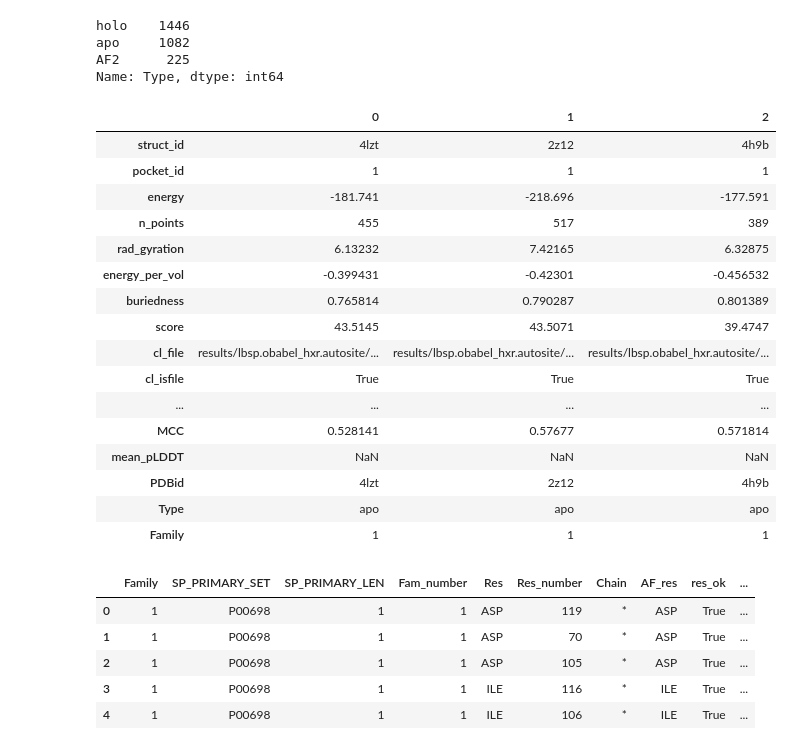
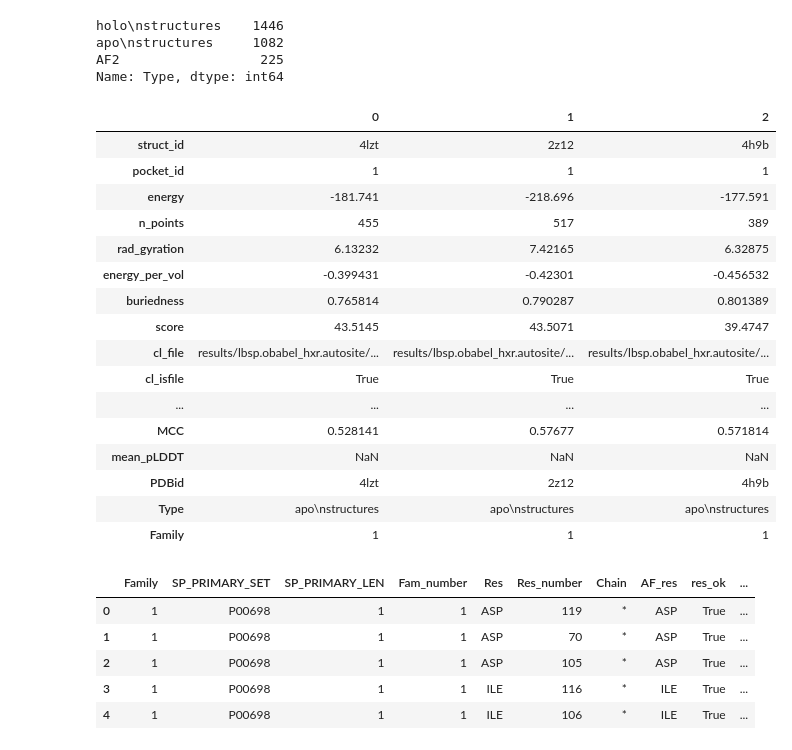
Before and after one commit to jurgjn/af2_pockets, a Jupyter notebook: fig4ABC.ipynb, the cells around one changed output. Cells and saved outputs as stored; diff of their text form; code cells hidden in the pictures.

```diff
--- a/fig4ABC.ipynb
+++ b/fig4ABC.ipynb
@@ -9,38 +9,39 @@ fp_ = 'fig4ABC.tsv'
 df_ = pd.read_csv(fp_, sep='\t').merge(resources.family_index()[['PDBid', 'Type']], how='left', left_on='struct_id', right_on='PDBid')
 df_['Type'] = df_['Type'].fillna(-1).map({0.0: 'apo', 1.0: 'holo', -1.0: 'AF2'}) #Type (0=Apo, 1=Holo)
 #print(len(df_))
 
 def read_struct_id_family():
     cols_ = ['SP_PRIMARY_SET', 'Family']
     return pd.concat([
         resources.family_index()[['PDBid', 'Family']].rename({'PDBid': 'struct_id'}, axis=1),
         pd.read_csv('results/lbsp_af2_check_resid.tsv', sep='\t')[cols_].rename({'SP_PRIMARY_SET': 'struct_id'}, axis=1).drop_duplicates(),
 ], axis=0)
 
-df1_ = df_.query('pocket_id == 1').reset_index(drop=True).merge(read_struct_id_family(), on='struct_id')#.head(3).transpose()
+df1_ = df_.query('pocket_id == 1').reset_index(drop=True).merge(read_struct_id_family(), on='struct_id')\
+    .replace({'Type': {'holo': 'holo\nstructures', 'apo': 'apo\nstructures'}})
 print(df1_['Type'].value_counts())
 df1_.head(3).transpose()
 # %% [output]
-holo    1446
-apo     1082
-AF2      225
+holo\nstructures    1446
+apo\nstructures     1082
+AF2                  225
 Name: Type, dtype: int64
 |  | 0 | 1 | 2 |
 | struct_id | 4lzt | 2z12 | 4h9b |
 | pocket_id | 1 | 1 | 1 |
 | energy | -181.741 | -218.696 | -177.591 |
 | n_points | 455 | 517 | 389 |
 | rad_gyration | 6.13232 | 7.42165 | 6.32875 |
 | energy_per_vol | -0.399431 | -0.42301 | -0.456532 |
 | buriedness | 0.765814 | 0.790287 | 0.801389 |
 | score | 43.5145 | 43.5071 | 39.4747 |
 | cl_file | results/lbsp.obabel_hxr.autosite/... | results/lbsp.obabel_hxr.autosite/... | results/lbsp.obabel_hxr.autosite/... |
 | cl_isfile | True | True | True |
 | ... | ... | ... | ... |
 | MCC | 0.528141 | 0.57677 | 0.571814 |
 | mean_pLDDT | NaN | NaN | NaN |
 | PDBid | 4lzt | 2z12 | 4h9b |
-| Type | apo | apo | apo |
+| Type | apo\nstructures | apo\nstructures | apo\nstructures |
 | Family | 1 | 1 | 1 |
 # %%
 df_ubs = pd.read_csv('results/lbsp_af2_check_resid.tsv', sep='\t')
```
Also changed, not shown: parts of 4 cells of this notebook, 4 other files.
